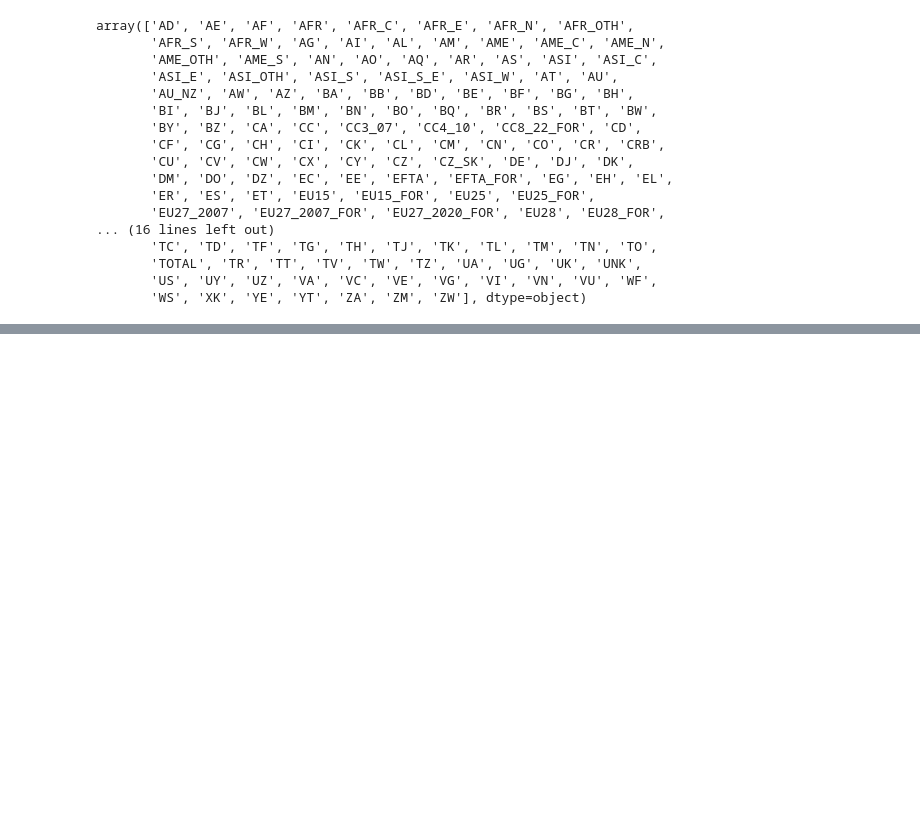
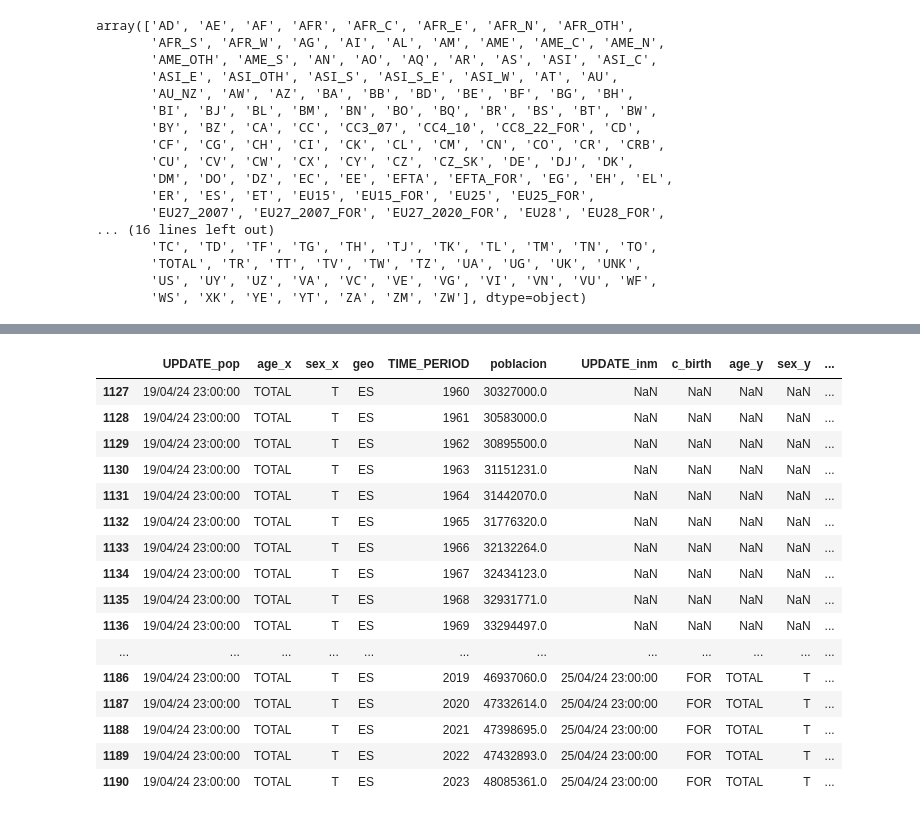
Before and after one commit to Gbau11/Inmigracion, a Jupyter notebook: code/Inmigracion.ipynb, the cells around one changed output, grey strips where cells are left out. Drawn from its saved outputs; the diff is of its cells as text; code cells hidden in the pictures; blank space fills up the shorter version.

```diff
--- a/code/Inmigracion.ipynb
+++ b/code/Inmigracion.ipynb
@@ -210,0 +108,4 @@ DE_2022['OBS_VALUE'].sum()
+# %%
+pop = pop.rename(columns={'LAST UPDATE':'UPDATE_pop','OBS_VALUE':'poblacion'})
+# %%
+total_pop = pop[(pop['age']=='TOTAL')&(pop['sex']=='T')]
@@ -210,0 +116,2 @@ DE_2022['OBS_VALUE'].sum()
+# %%
+total = pd.merge(total_pop, TOTALES, on=['TIME_PERIOD','geo'], how='outer')
@@ -210,0 +138,22 @@ DE_2022['OBS_VALUE'].sum()
+# %%
+total['Porcentaje'] = total['inmigrantes']*100/total['poblacion']
+# %%
+total[total['geo']=='ES']
+# %% [output]
+|  | UPDATE_pop | age_x | sex_x | geo | TIME_PERIOD | poblacion | UPDATE_inm | c_birth | age_y | sex_y | ... |
+| 1127 | 19/04/24 23:00:00 | TOTAL | T | ES | 1960 | 30327000.0 | NaN | NaN | NaN | NaN | ... |
+| 1128 | 19/04/24 23:00:00 | TOTAL | T | ES | 1961 | 30583000.0 | NaN | NaN | NaN | NaN | ... |
+| 1129 | 19/04/24 23:00:00 | TOTAL | T | ES | 1962 | 30895500.0 | NaN | NaN | NaN | NaN | ... |
+| 1130 | 19/04/24 23:00:00 | TOTAL | T | ES | 1963 | 31151231.0 | NaN | NaN | NaN | NaN | ... |
+| 1131 | 19/04/24 23:00:00 | TOTAL | T | ES | 1964 | 31442070.0 | NaN | NaN | NaN | NaN | ... |
+| 1132 | 19/04/24 23:00:00 | TOTAL | T | ES | 1965 | 31776320.0 | NaN | NaN | NaN | NaN | ... |
+| 1133 | 19/04/24 23:00:00 | TOTAL | T | ES | 1966 | 32132264.0 | NaN | NaN | NaN | NaN | ... |
+| 1134 | 19/04/24 23:00:00 | TOTAL | T | ES | 1967 | 32434123.0 | NaN | NaN | NaN | NaN | ... |
+| 1135 | 19/04/24 23:00:00 | TOTAL | T | ES | 1968 | 32931771.0 | NaN | NaN | NaN | NaN | ... |
+| 1136 | 19/04/24 23:00:00 | TOTAL | T | ES | 1969 | 33294497.0 | NaN | NaN | NaN | NaN | ... |
+| ... | ... | ... | ... | ... | ... | ... | ... | ... | ... | ... | ... |
+| 1186 | 19/04/24 23:00:00 | TOTAL | T | ES | 2019 | 46937060.0 | 25/04/24 23:00:00 | FOR | TOTAL | T | ... |
+| 1187 | 19/04/24 23:00:00 | TOTAL | T | ES | 2020 | 47332614.0 | 25/04/24 23:00:00 | FOR | TOTAL | T | ... |
+| 1188 | 19/04/24 23:00:00 | TOTAL | T | ES | 2021 | 47398695.0 | 25/04/24 23:00:00 | FOR | TOTAL | T | ... |
+| 1189 | 19/04/24 23:00:00 | TOTAL | T | ES | 2022 | 47432893.0 | 25/04/24 23:00:00 | FOR | TOTAL | T | ... |
+| 1190 | 19/04/24 23:00:00 | TOTAL | T | ES | 2023 | 48085361.0 | 25/04/24 23:00:00 | FOR | TOTAL | T | ... |
```
Also changed, not shown: parts of 20 cells of this notebook, 1 other file.
